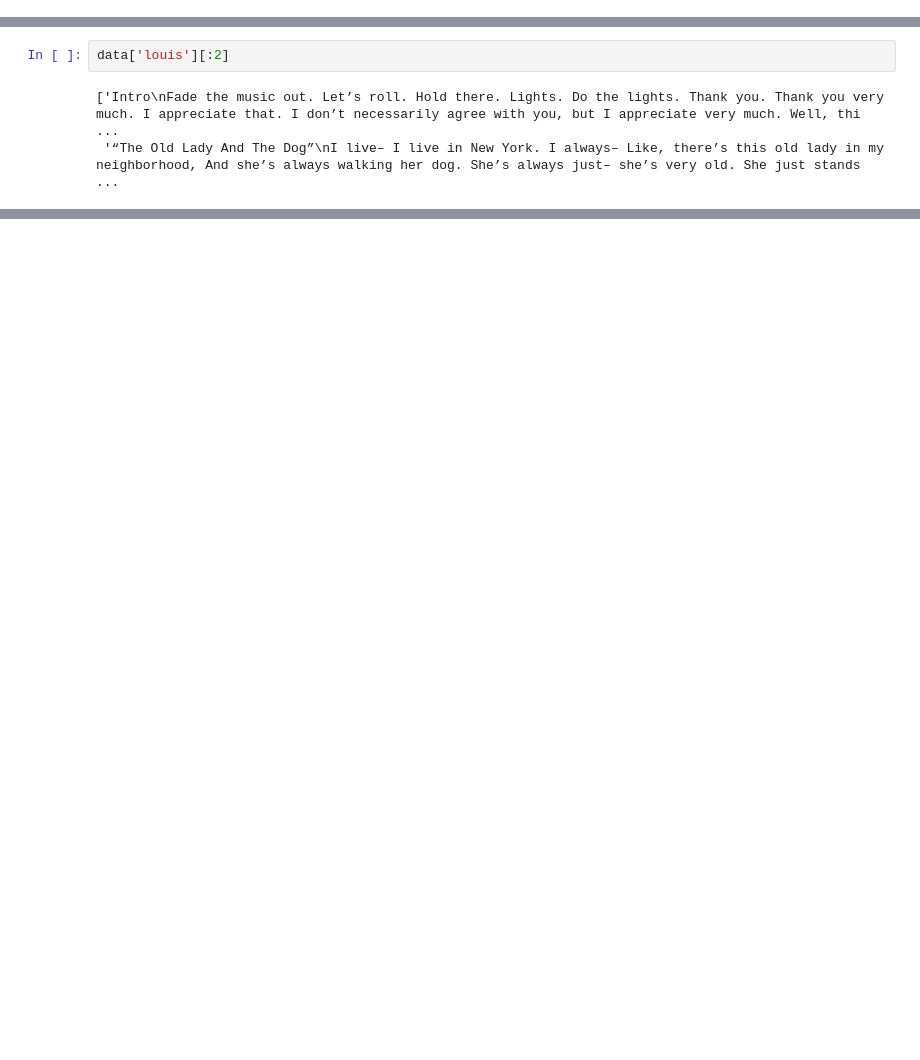
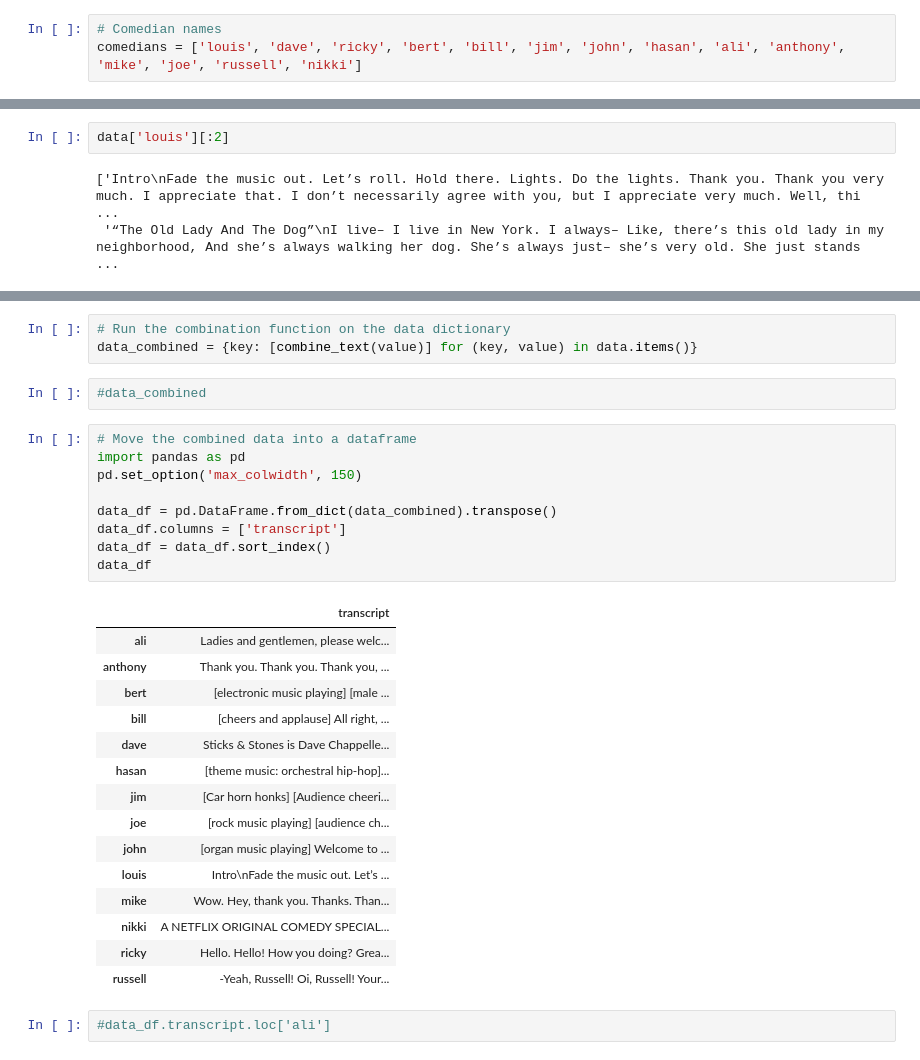
Before and after one commit to whatwillnjdo/Favorite-Comic-NLP, a Jupyter notebook: Data-Cleaning.ipynb, the cells around one changed output, grey strips where cells are left out. Saved outputs shown, nothing was run; the diff lists cells and outputs as text; blank space fills up the shorter version.

```diff
--- a/Data-Cleaning.ipynb
+++ b/Data-Cleaning.ipynb
@@ -9,6 +9,9 @@ def convert_url_to_transcript(url):
     text = [p.text for p in soup.find(class_="post-content").find_all('p')]
     print(url)
     return text
+# %%
+# Comedian names
+comedians = ['louis', 'dave', 'ricky', 'bert', 'bill', 'jim', 'john', 'hasan', 'ali', 'anthony', 'mike', 'joe', 'russell', 'nikki']
 # %%
 #URLs of the transcripts
 urls = ['http://scrapsfromtheloft.com/2017/05/06/louis-ck-oh-my-god-full-transcript/',
@@ -70,0 +89,32 @@ data['louis'][:2]
+# %%
+# Run the combination function on the data dictionary
+data_combined = {key: [combine_text(value)] for (key, value) in data.items()}
+# %%
+#data_combined
+# %%
+# Move the combined data into a dataframe
+import pandas as pd
+pd.set_option('max_colwidth', 150)
+
+data_df = pd.DataFrame.from_dict(data_combined).transpose()
+data_df.columns = ['transcript']
+data_df = data_df.sort_index()
+data_df
+# %% [output]
+|  | transcript |
+| ali | Ladies and gentlemen, please welc... |
+| anthony | Thank you. Thank you. Thank you, ... |
+| bert | [electronic music playing] [male ... |
+| bill | [cheers and applause] All right, ... |
+| dave | Sticks & Stones is Dave Chappelle... |
+| hasan | [theme music: orchestral hip-hop]... |
+| jim | [Car horn honks] [Audience cheeri... |
+| joe | [rock music playing] [audience ch... |
+| john | [organ music playing] Welcome to ... |
+| louis | Intro\nFade the music out. Let’s ... |
+| mike | Wow. Hey, thank you. Thanks. Than... |
+| nikki | A NETFLIX ORIGINAL COMEDY SPECIAL... |
+| ricky | Hello. Hello! How you doing? Grea... |
+| russell | -Yeah, Russell! Oi, Russell! Your... |
+# %%
+#data_df.transcript.loc['ali']
```
Also changed, not shown: parts of 17 cells of this notebook, 17 other files.
